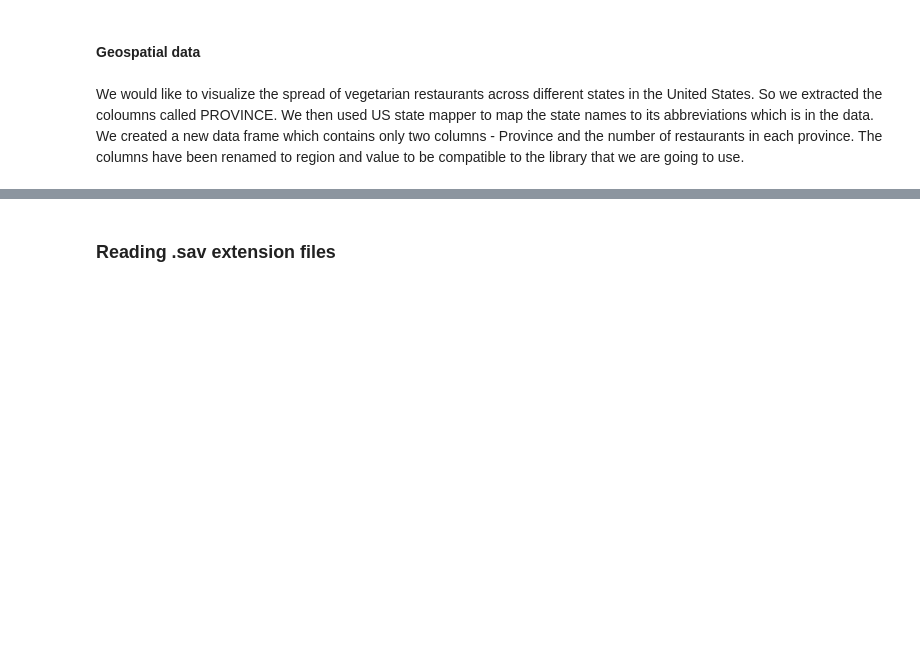
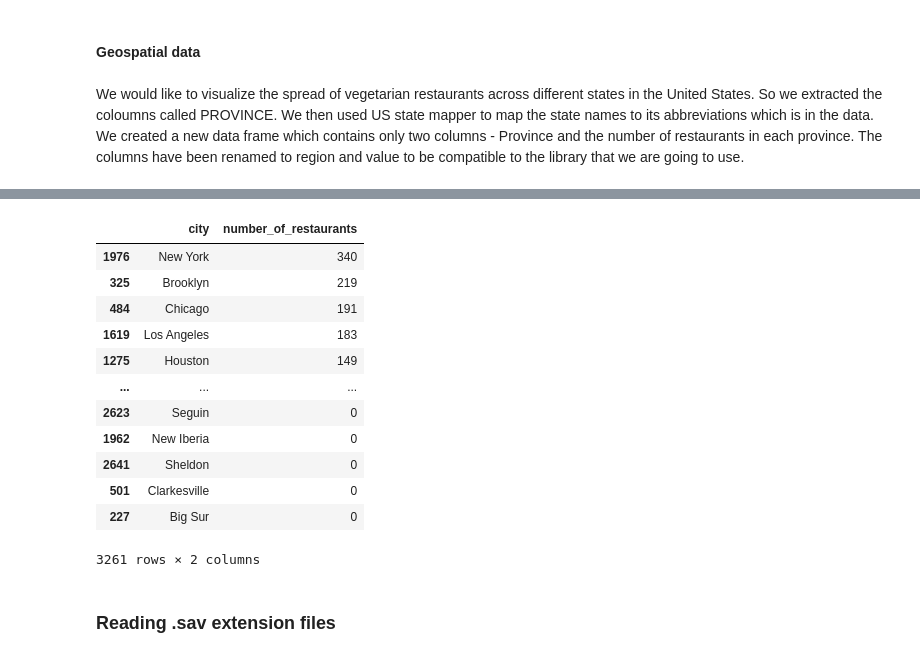
Before and after one commit to krips2398/vegan-planet, a Jupyter notebook: data_transformation/Data Transformation.ipynb, the cells around one changed output, grey strips where cells are left out. Cells and saved outputs as stored; diff of their text form; code cells hidden in the pictures; blank space fills up the shorter version.

```diff
--- a/data_transformation/Data Transformation.ipynb
+++ b/data_transformation/Data Transformation.ipynb
@@ -85,0 +90,8 @@ df_state.to_csv('../project_data/states_grouped.csv',index=False)
+# %%
+df_city = df_1.groupby(by="city").agg({"name":"nunique"})
+# %%
+df_city.reset_index(inplace=True)
+# %%
+df_city = df_city.sort_values(by="name",ascending=False)
+# %%
+df_city.rename(columns={"name":"number_of_restaurants"},inplace=True)
@@ -86,3 +100,19 @@ df_state.to_csv('../project_data/states_grouped.csv',index=False)
+# %%
+df_city
+# %% [output]
+|  | city | number_of_restaurants |
+| 1976 | New York | 340 |
+| 325 | Brooklyn | 219 |
+| 484 | Chicago | 191 |
+| 1619 | Los Angeles | 183 |
+| 1275 | Houston | 149 |
+| ... | ... | ... |
+| 2623 | Seguin | 0 |
+| 1962 | New Iberia | 0 |
+| 2641 | Sheldon | 0 |
+| 501 | Clarkesville | 0 |
+| 227 | Big Sur | 0 |
+3261 rows × 2 columns
 # %% [markdown]
 ### Reading .sav extension files
 # %%
```
Also changed, not shown: parts of 4 cells of this notebook, 29 other files.
